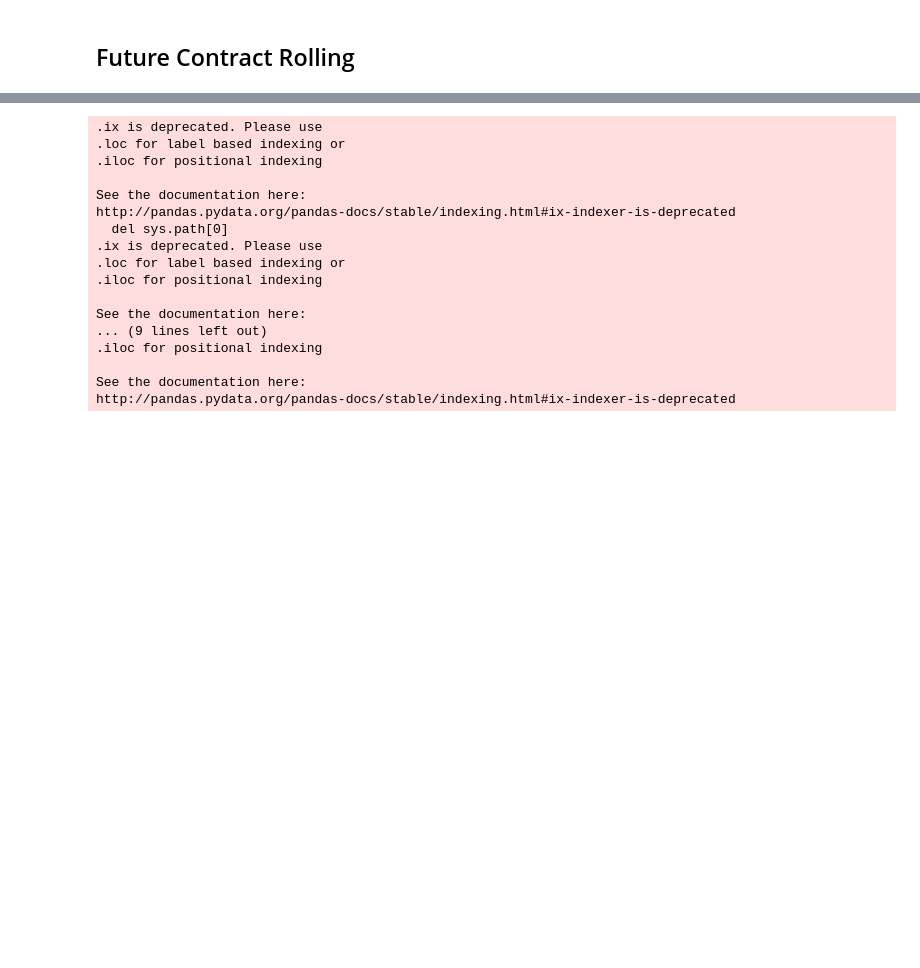
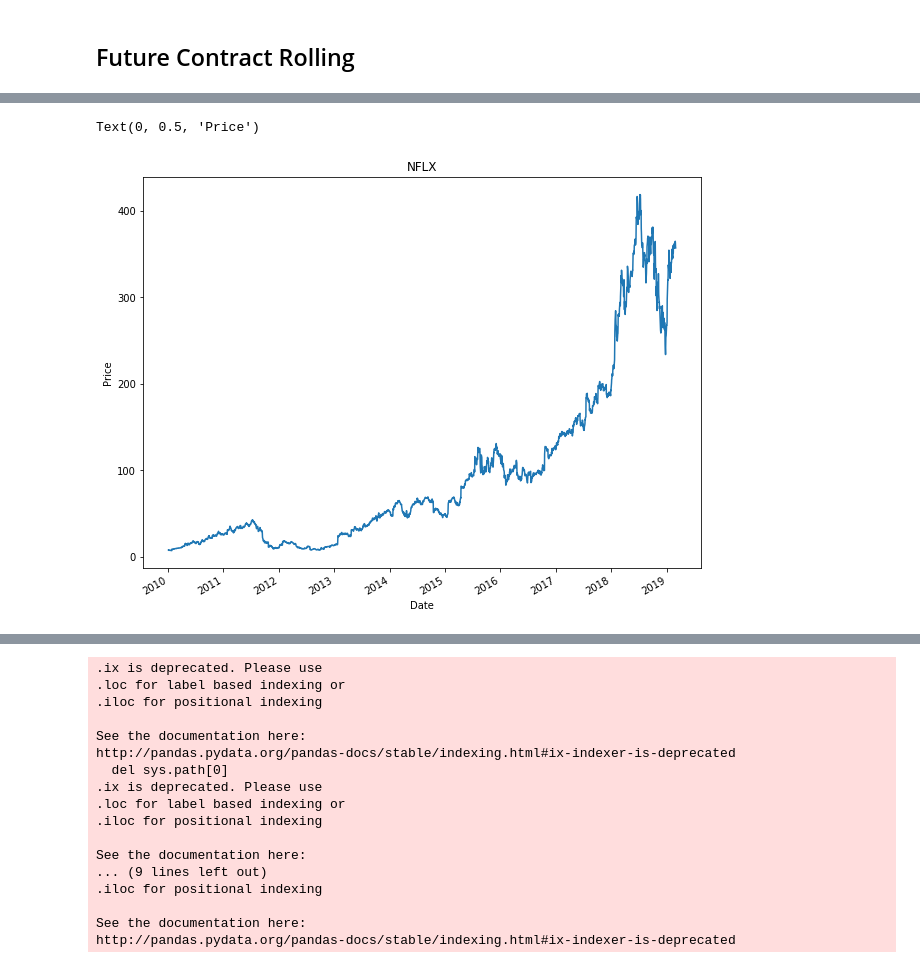
Before and after one commit to CaseyRMartinez/QTW_CaseStudies, a Jupyter notebook: CaseStudy4/CS4_KThomas.ipynb, the cells around one changed output, grey strips where cells are left out. Drawn from its saved outputs; the diff is of its cells as text; code cells hidden in the pictures; blank space fills up the shorter version.

```diff
--- a/CaseStudy4/CS4_KThomas.ipynb
+++ b/CaseStudy4/CS4_KThomas.ipynb
@@ -76,3 +100,10 @@ prices = DataFrame({'ESU2': near, 'ESZ2': far}, index=rng)
+# %%
+# plot prices up to the first expiry date
+price = web.get_data_yahoo('NFLX')['Adj Close'] # basically getting 10 futures contracts.
+price.plot(figsize=(10,8), title="NFLX").set_ylabel("Price")
+# %% [output]
+Text(0, 0.5, 'Price')
+[figure, added]
 # %%
 prices.tail()
 # %% [output]
```
Also changed, not shown: parts of 22 cells of this notebook.
